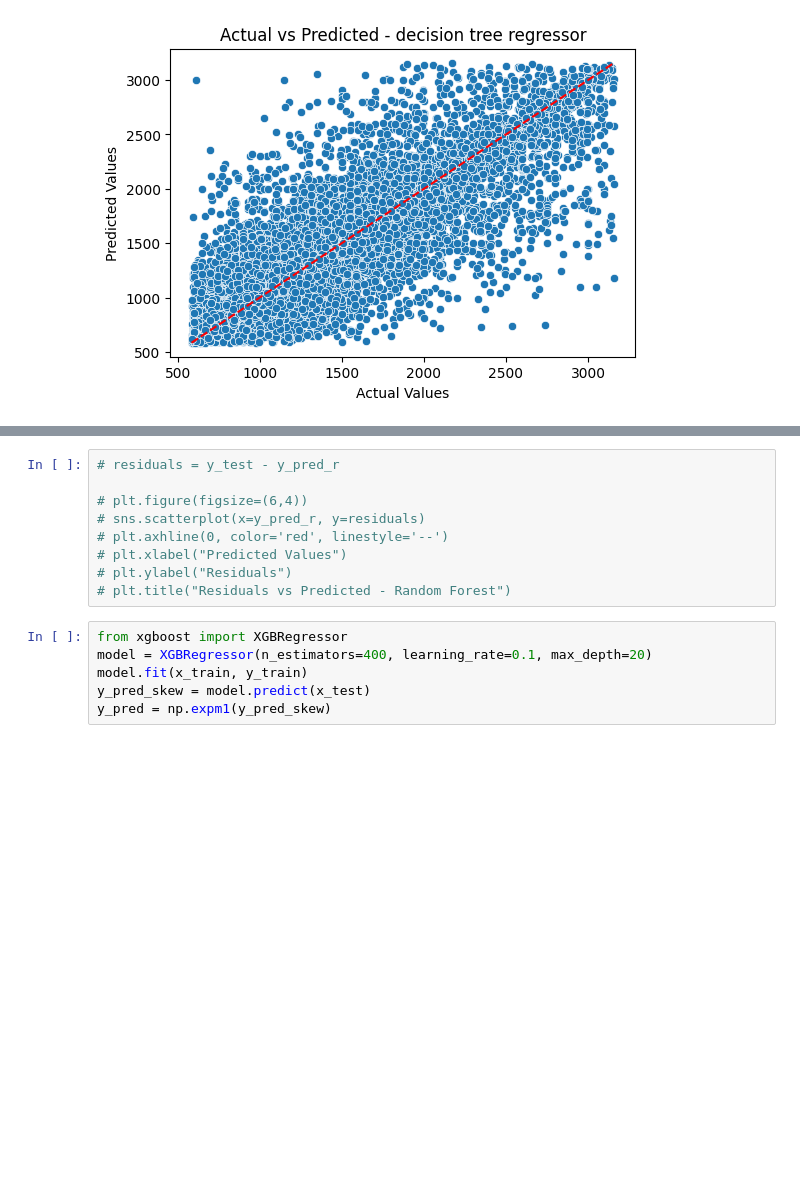
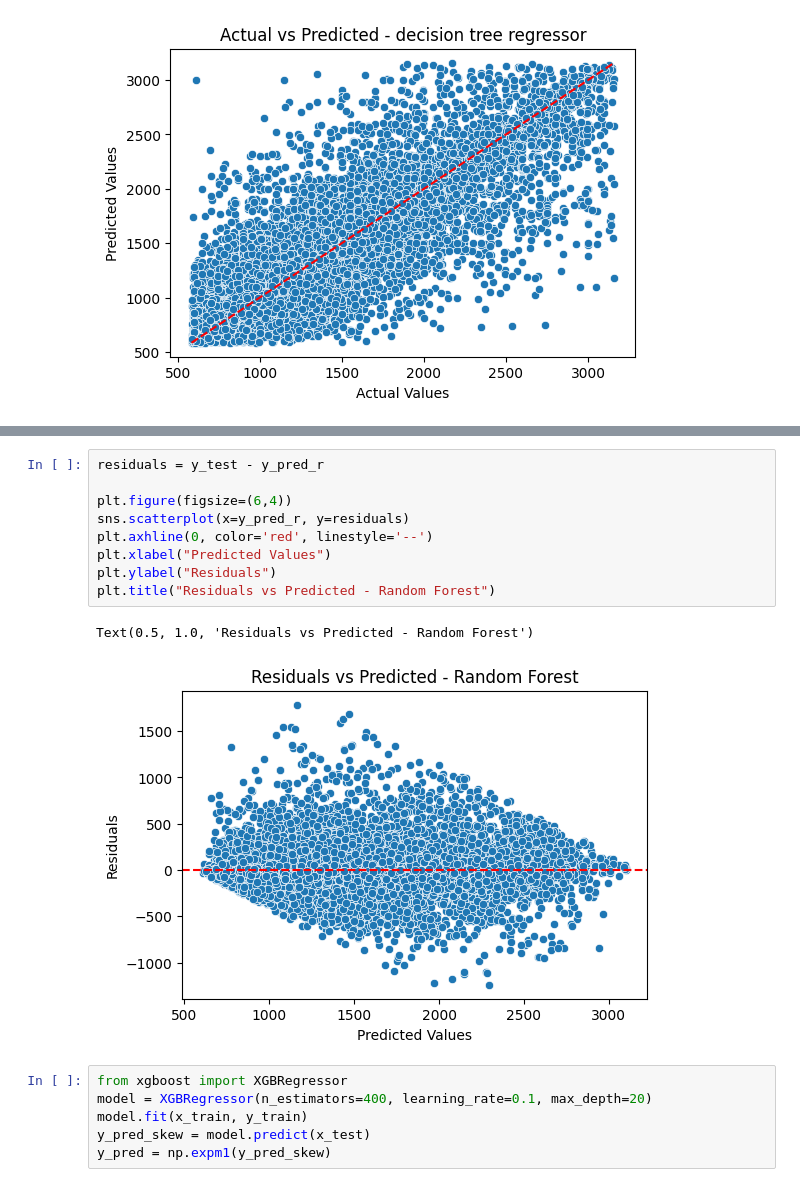
Before and after one commit to srikanthravipati27/ml, a Jupyter notebook: Project.ipynb, the cells around one changed output, grey strips where cells are left out. Saved outputs shown, nothing was run; the diff lists cells and outputs as text; blank space fills up the shorter version.

```diff
--- a/Project.ipynb
+++ b/Project.ipynb
@@ -511,12 +520,15 @@ plt.plot([y_test.min(), y_test.max()], [y_test.min(), y_test.max()], 'r--')
 # %%
-# residuals = y_test - y_pred_r
+residuals = y_test - y_pred_r
 
-# plt.figure(figsize=(6,4))
-# sns.scatterplot(x=y_pred_r, y=residuals)
-# plt.axhline(0, color='red', linestyle='--')
-# plt.xlabel("Predicted Values")
-# plt.ylabel("Residuals")
-# plt.title("Residuals vs Predicted - Random Forest")
+plt.figure(figsize=(6,4))
+sns.scatterplot(x=y_pred_r, y=residuals)
+plt.axhline(0, color='red', linestyle='--')
+plt.xlabel("Predicted Values")
+plt.ylabel("Residuals")
+plt.title("Residuals vs Predicted - Random Forest")
+# %% [output]
+Text(0.5, 1.0, 'Residuals vs Predicted - Random Forest')
+[figure, added]
 # %%
 from xgboost import XGBRegressor
 model = XGBRegressor(n_estimators=400, learning_rate=0.1, max_depth=20)
```
Also changed, not shown: parts of 4 cells of this notebook.
